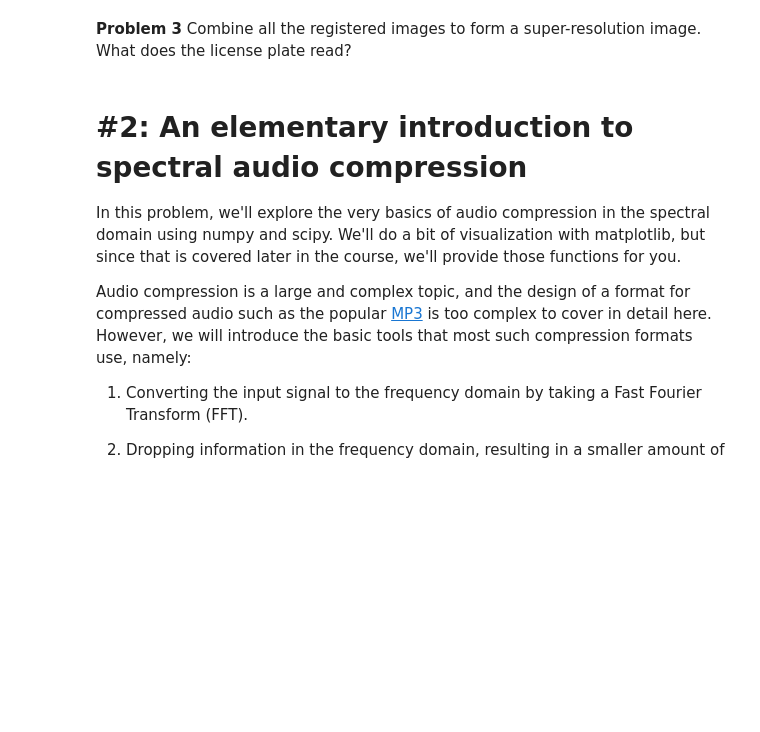
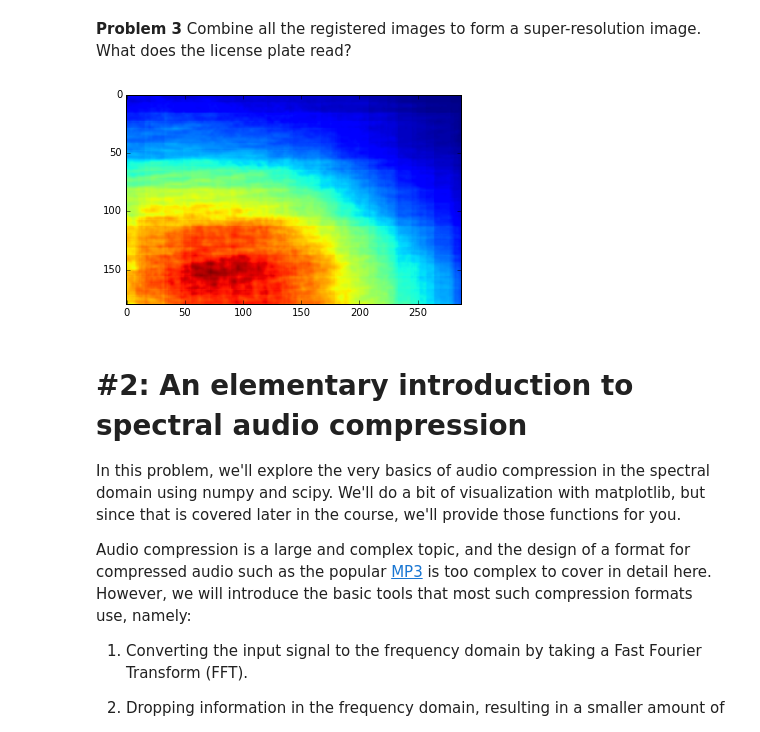
Before and after one commit to yunfanz/AY250HW, a Jupyter notebook: 01/hw_1_assignment.ipynb, the cells around one changed output. Drawn from its saved outputs; the diff is of its cells as text; code cells hidden in the pictures; blank space fills up the shorter version.

```diff
--- a/01/hw_1_assignment.ipynb
+++ b/01/hw_1_assignment.ipynb
@@ -109,5 +126,13 @@ ndimage.interpolation.shift?
 # %% [markdown]
 **Problem 3** Combine all the registered images to form a super-resolution image. What does the license plate read?
+# %%
+IM = n.mean(n.array(IMS),axis=0)
+IM.shape
+p.figure()
+p.imshow(IM)
+p.show()
+# %% [output]
+[figure, added]
 # %% [markdown]
 # #2: An elementary introduction to spectral audio compression
 
```
Also changed, not shown: parts of 4 cells of this notebook.
